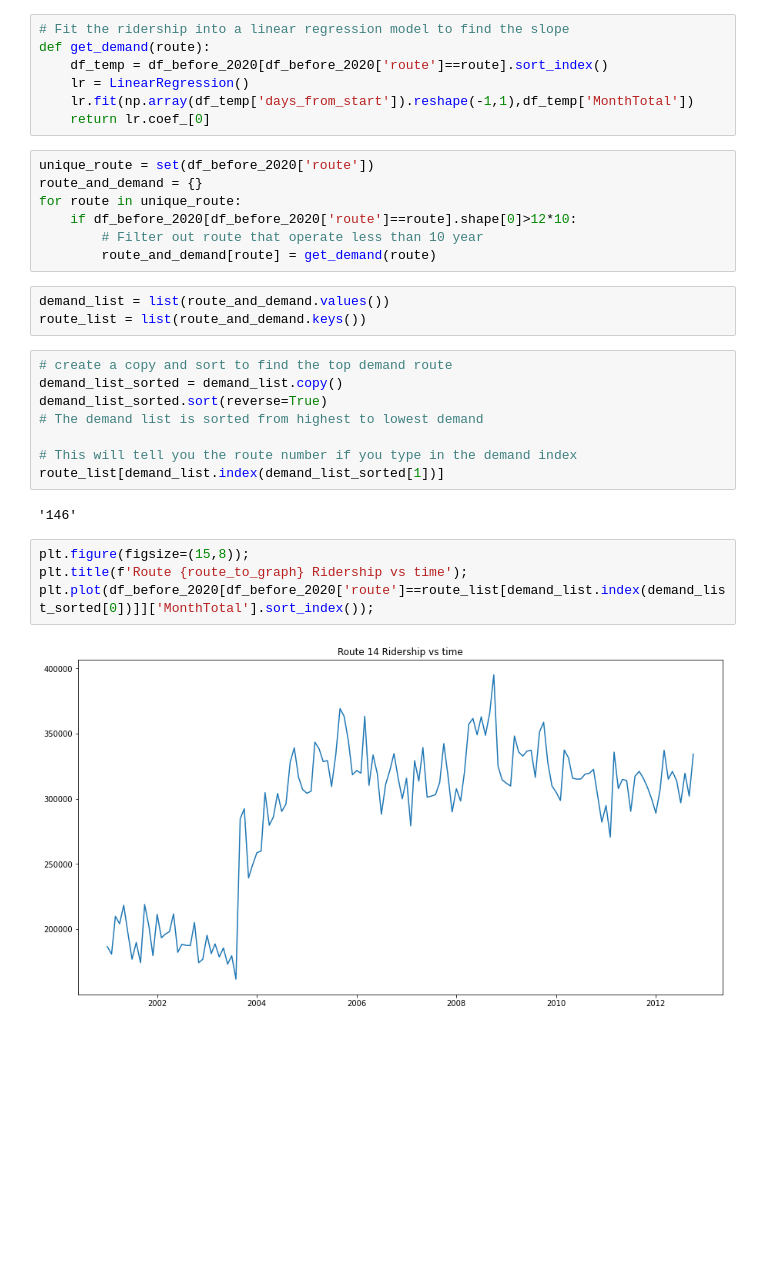
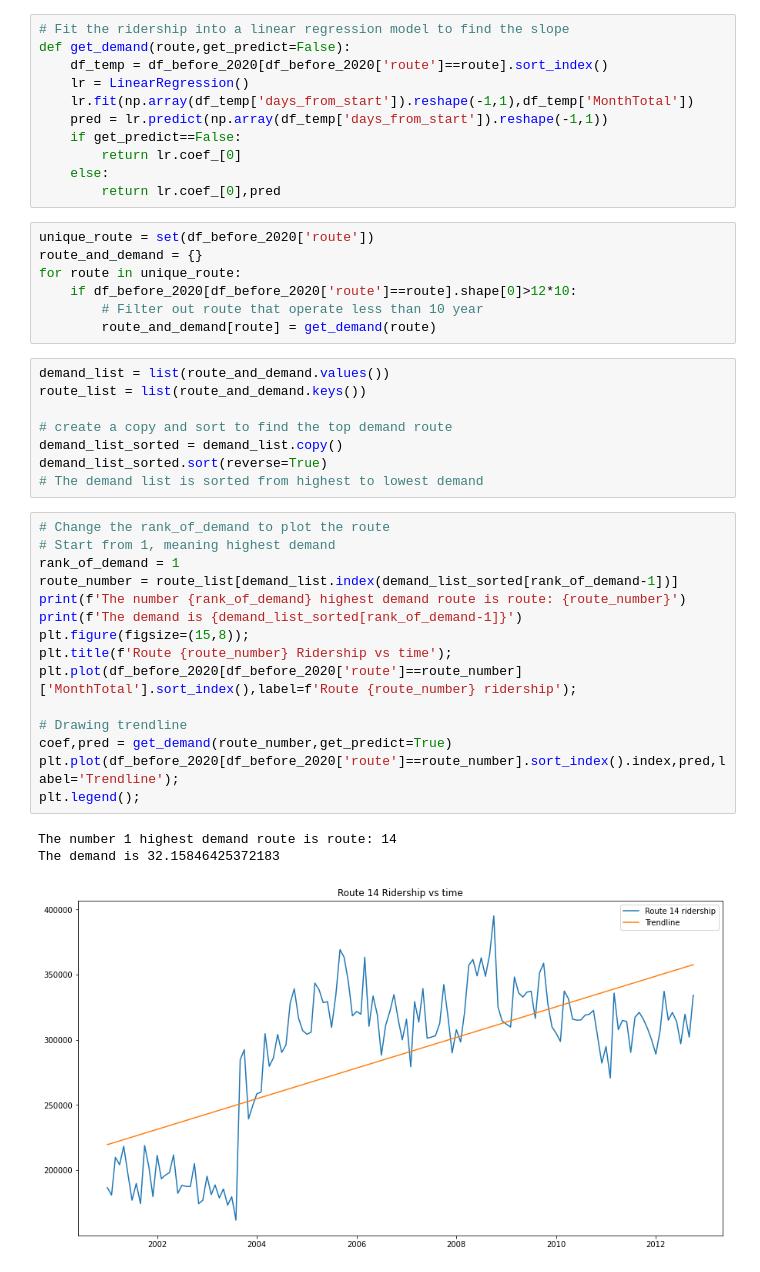
Before and after one commit to LamSingkit/Chicago_public_transport_project, a Jupyter notebook: Shengjie_Folder/Ridership.ipynb, the cells around one changed output. Cells and saved outputs as stored; diff of their text form; blank space fills up the shorter version.

```diff
--- a/Shengjie_Folder/Ridership.ipynb
+++ b/Shengjie_Folder/Ridership.ipynb
@@ -57,10 +67,14 @@ plt.plot(df_before_2020[df_before_2020['route']==route_to_graph]['MonthTotal'].s
 # %%
 # Fit the ridership into a linear regression model to find the slope
-def get_demand(route):
+def get_demand(route,get_predict=False):
     df_temp = df_before_2020[df_before_2020['route']==route].sort_index()
     lr = LinearRegression()
     lr.fit(np.array(df_temp['days_from_start']).reshape(-1,1),df_temp['MonthTotal'])
-    return lr.coef_[0]
+    pred = lr.predict(np.array(df_temp['days_from_start']).reshape(-1,1))
+    if get_predict==False:
+        return lr.coef_[0]
+    else:
+        return lr.coef_[0],pred
 # %%
 unique_route = set(df_before_2020['route'])
 route_and_demand = {}
@@ -68,22 +82,30 @@ for route in unique_route:
     if df_before_2020[df_before_2020['route']==route].shape[0]>12*10:
         # Filter out route that operate less than 10 year
         route_and_demand[route] = get_demand(route)
-# %%
-demand_list = list(route_and_demand.values())
-route_list = list(route_and_demand.keys())
 # %%
+demand_list = list(route_and_demand.values())
+route_list = list(route_and_demand.keys())
+
 # create a copy and sort to find the top demand route
 demand_list_sorted = demand_list.copy()
 demand_list_sorted.sort(reverse=True)
 # The demand list is sorted from highest to lowest demand
-
-# This will tell you the route number if you type in the demand index
-route_list[demand_list.index(demand_list_sorted[1])]
-# %% [output]
-'146'
-# %%
-plt.figure(figsize=(15,8));
-plt.title(f'Route {route_to_graph} Ridership vs time');
-plt.plot(df_before_2020[df_before_2020['route']==route_list[demand_list.index(demand_list_sorted[0])]]['MonthTotal'].sort_index());
-# %% [output]
-[figure, removed]
+# %%
+# Change the rank_of_demand to plot the route
+# Start from 1, meaning highest demand
+rank_of_demand = 1
+route_number = route_list[demand_list.index(demand_list_sorted[rank_of_demand-1])]
+print(f'The number {rank_of_demand} highest demand route is route: {route_number}')
+print(f'The demand is {demand_list_sorted[rank_of_demand-1]}')
+plt.figure(figsize=(15,8));
+plt.title(f'Route {route_number} Ridership vs time');
+plt.plot(df_before_2020[df_before_2020['route']==route_number]['MonthTotal'].sort_index(),label=f'Route {route_number} ridership');
+
+# Drawing trendline
+coef,pred = get_demand(route_number,get_predict=True)
+plt.plot(df_before_2020[df_before_2020['route']==route_number].sort_index().index,pred,label='Trendline');
+plt.legend();
+# %% [output]
+The number 1 highest demand route is route: 14
+The demand is 32.15846425372183
+[figure, added]
```
Also changed, not shown: parts of 11 cells of this notebook, 1 other file.
